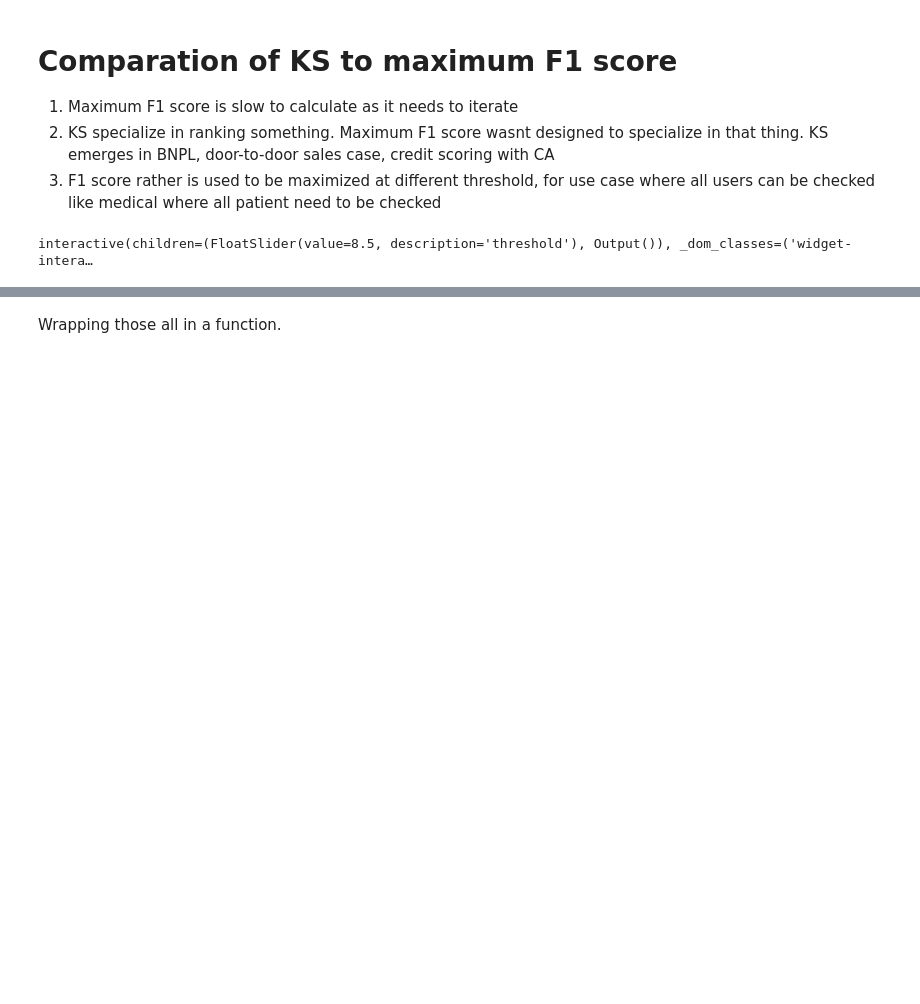
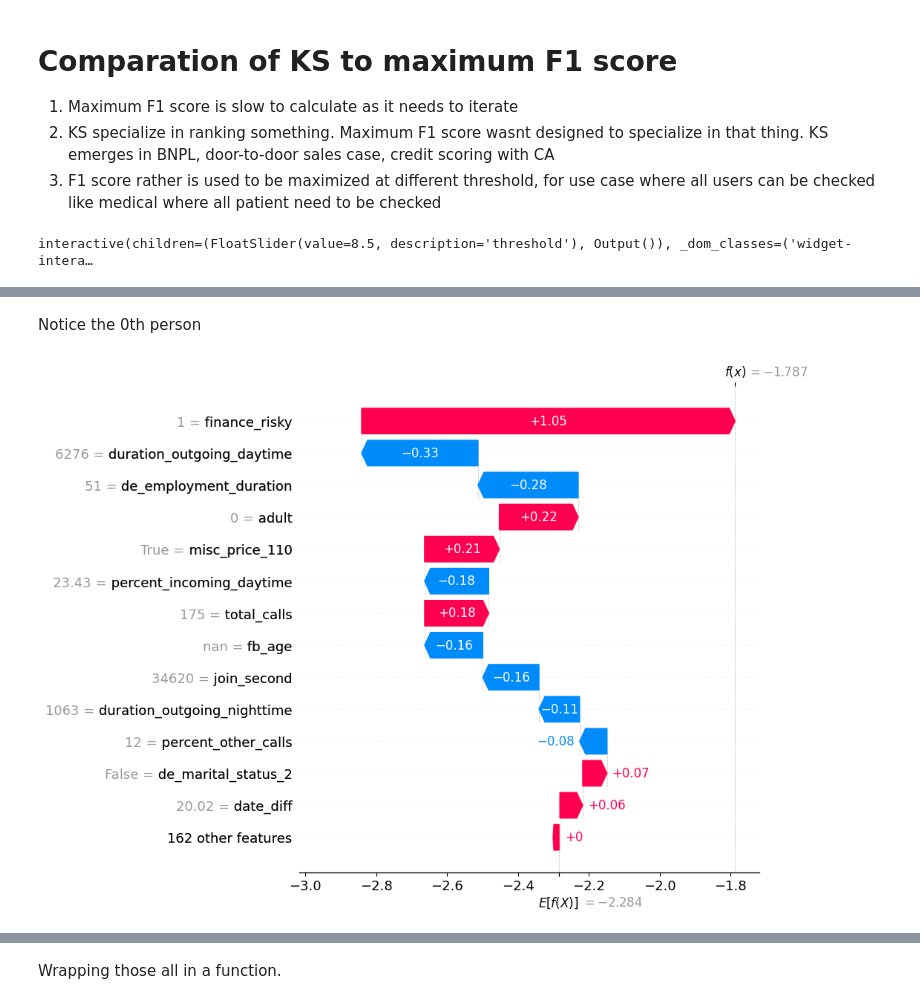
Before and after one commit to alvinrach/financial-tech-prediction, a Jupyter notebook: FE & Modelling.ipynb, the cells around one changed output, grey strips where cells are left out. Saved outputs shown, nothing was run; the diff lists cells and outputs as text; code cells hidden in the pictures; blank space fills up the shorter version.

```diff
--- a/FE & Modelling.ipynb
+++ b/FE & Modelling.ipynb
@@ -542,0 +562,6 @@ interactive(children=(FloatSlider(value=8.5, description='threshold'), Output())
+# %% [markdown]
+Notice the 0th person
+# %%
+shap.plots.waterfall(shap_values[0], max_display=14)
+# %% [output]
+[figure, added]
```
Also changed, not shown: parts of 14 cells of this notebook.
